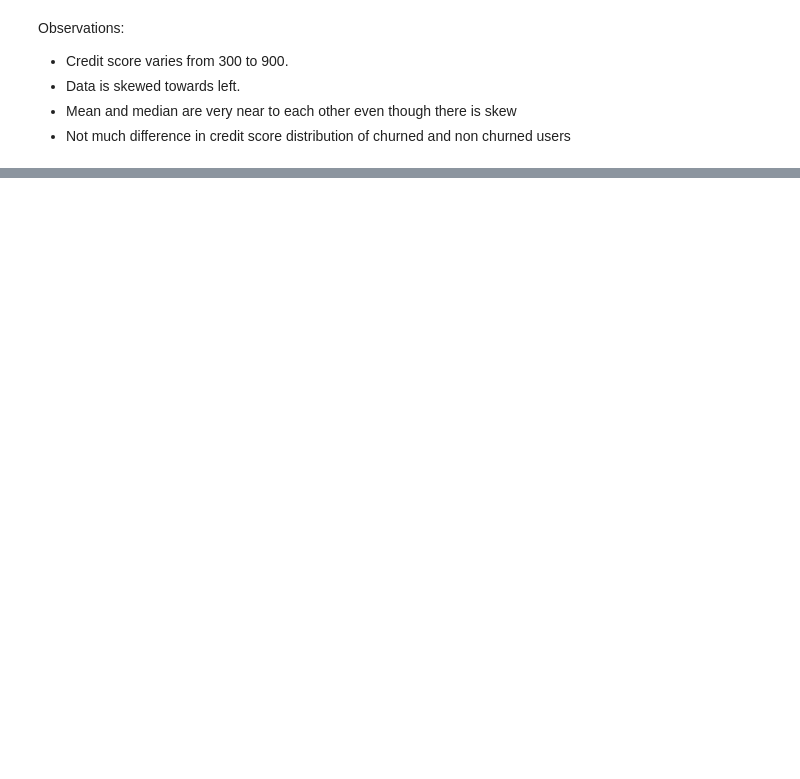
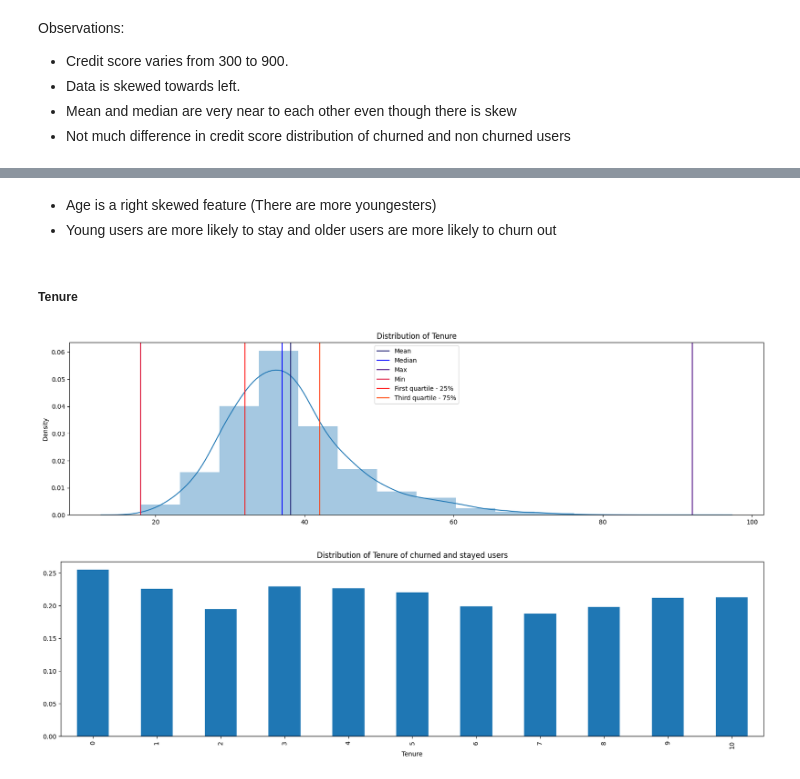
Before and after one commit to sumanthegdegithub/churn_prediction, a Jupyter notebook: data_analysis/data_exploration_and_analysis.ipynb, the cells around one changed output, grey strips where cells are left out. Cells and saved outputs as stored; diff of their text form; code cells hidden in the pictures; blank space fills up the shorter version.

```diff
--- a/data_analysis/data_exploration_and_analysis.ipynb
+++ b/data_analysis/data_exploration_and_analysis.ipynb
@@ -85,0 +120,14 @@ Observations:
+# %% [markdown]
+* Age is a right skewed feature (There are more youngesters)
+* Young users are more likely to stay and older users are more likely to churn out
+# %% [markdown]
+##### Tenure
+# %%
+plot_distribution(train_data.Age, plt_title='Distribution of Tenure', figsize=(20,5))
+plt.figure(figsize=(20,5))
+plt.title('Distribution of Tenure of churned and stayed users')
+train_data.groupby(['Tenure']).Exited.mean().plot(kind='bar')
+plt.show()
+# %% [output]
+[figure, added]
+[figure, added]
```
Also changed, not shown: parts of 30 cells of this notebook, 1 other file.
